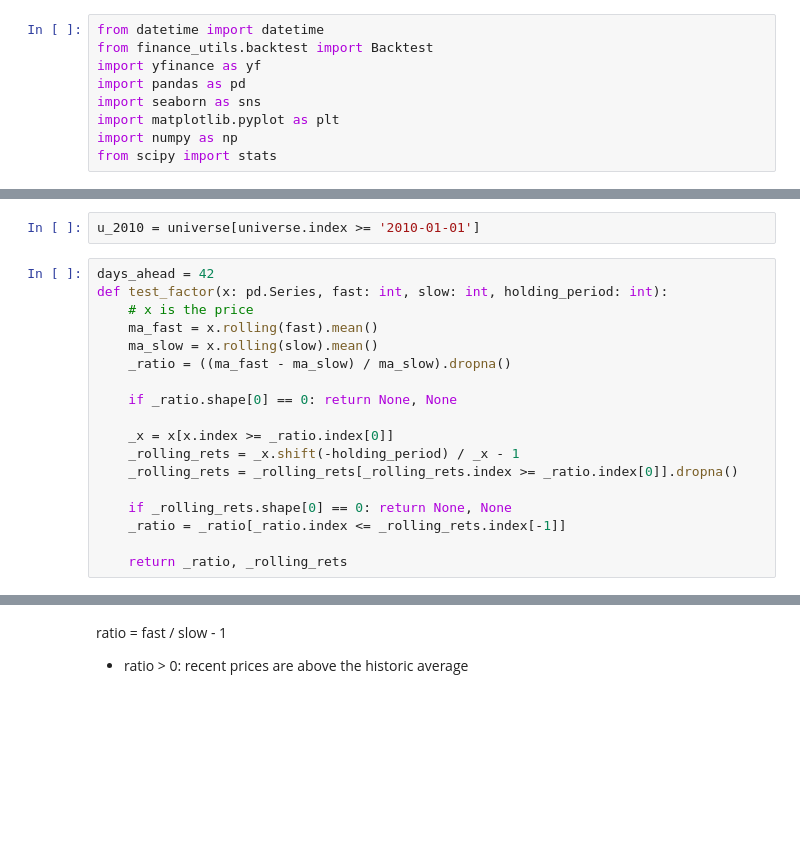
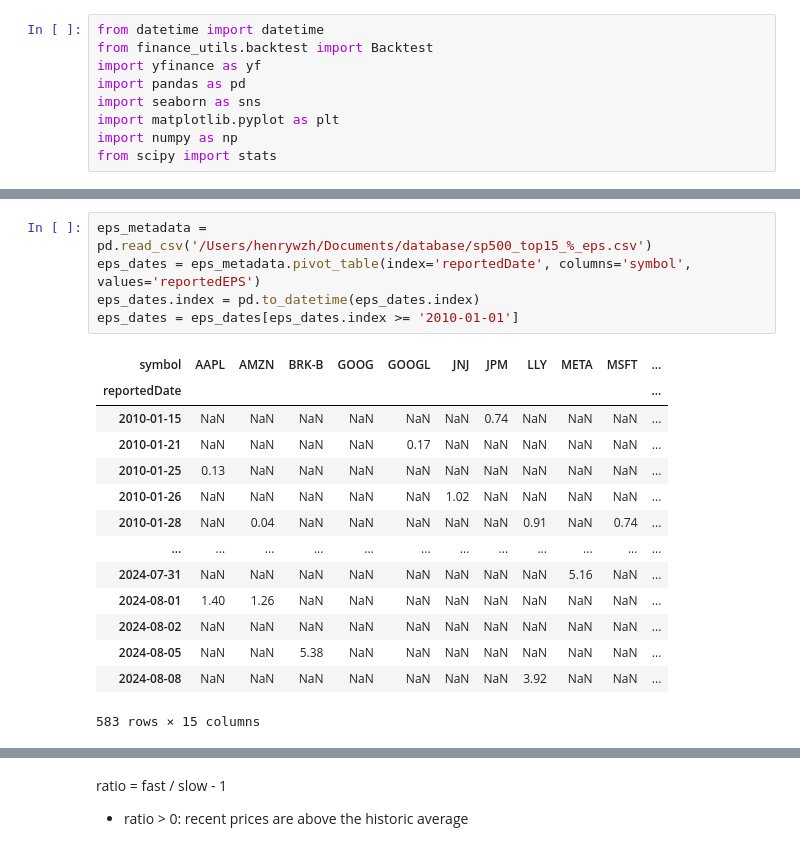
Before and after one commit to Henrywzh/right_time, a Jupyter notebook: self_research/ranking_model.ipynb, the cells around one changed output, grey strips where cells are left out. Saved outputs shown, nothing was run; the diff lists cells and outputs as text; blank space fills up the shorter version.

```diff
--- a/self_research/ranking_model.ipynb
+++ b/self_research/ranking_model.ipynb
@@ -16,20 +34,20 @@ rand_factor = np.random.normal(size=len(universe))
 # %%
-u_2010 = universe[universe.index >= '2010-01-01']
+eps_metadata = pd.read_csv('/Users/henrywzh/Documents/database/sp500_top15_%_eps.csv')
+eps_dates = eps_metadata.pivot_table(index='reportedDate', columns='symbol', values='reportedEPS')
+eps_dates.index = pd.to_datetime(eps_dates.index)
+eps_dates = eps_dates[eps_dates.index >= '2010-01-01']
+# %% [output]
+| symbol | AAPL | AMZN | BRK-B | GOOG | GOOGL | JNJ | JPM | LLY | META | MSFT | ... |
+| reportedDate |  |  |  |  |  |  |  |  |  |  | ... |
+| 2010-01-15 | NaN | NaN | NaN | NaN | NaN | NaN | 0.74 | NaN | NaN | NaN | ... |
+| 2010-01-21 | NaN | NaN | NaN | NaN | 0.17 | NaN | NaN | NaN | NaN | NaN | ... |
+| 2010-01-25 | 0.13 | NaN | NaN | NaN | NaN | NaN | NaN | NaN | NaN | NaN | ... |
+| 2010-01-26 | NaN | NaN | NaN | NaN | NaN | 1.02 | NaN | NaN | NaN | NaN | ... |
+| 2010-01-28 | NaN | 0.04 | NaN | NaN | NaN | NaN | NaN | 0.91 | NaN | 0.74 | ... |
+| ... | ... | ... | ... | ... | ... | ... | ... | ... | ... | ... | ... |
+| 2024-07-31 | NaN | NaN | NaN | NaN | NaN | NaN | NaN | NaN | 5.16 | NaN | ... |
+| 2024-08-01 | 1.40 | 1.26 | NaN | NaN | NaN | NaN | NaN | NaN | NaN | NaN | ... |
+| 2024-08-02 | NaN | NaN | NaN | NaN | NaN | NaN | NaN | NaN | NaN | NaN | ... |
+| 2024-08-05 | NaN | NaN | 5.38 | NaN | NaN | NaN | NaN | NaN | NaN | NaN | ... |
+| 2024-08-08 | NaN | NaN | NaN | NaN | NaN | NaN | NaN | 3.92 | NaN | NaN | ... |
+583 rows × 15 columns
-# %%
-days_ahead = 42
-def test_factor(x: pd.Series, fast: int, slow: int, holding_period: int):
-    # x is the price
-    ma_fast = x.rolling(fast).mean()
-    ma_slow = x.rolling(slow).mean()
-    _ratio = ((ma_fast - ma_slow) / ma_slow).dropna()
-
-    if _ratio.shape[0] == 0: return None, None
-
-    _x = x[x.index >= _ratio.index[0]]
-    _rolling_rets = _x.shift(-holding_period) / _x - 1
-    _rolling_rets = _rolling_rets[_rolling_rets.index >= _ratio.index[0]].dropna()
-
-    if _rolling_rets.shape[0] == 0: return None, None
-    _ratio = _ratio[_ratio.index <= _rolling_rets.index[-1]]
-
-    return _ratio, _rolling_rets
```
Also changed, not shown: parts of 6 cells of this notebook, 1 other file.
